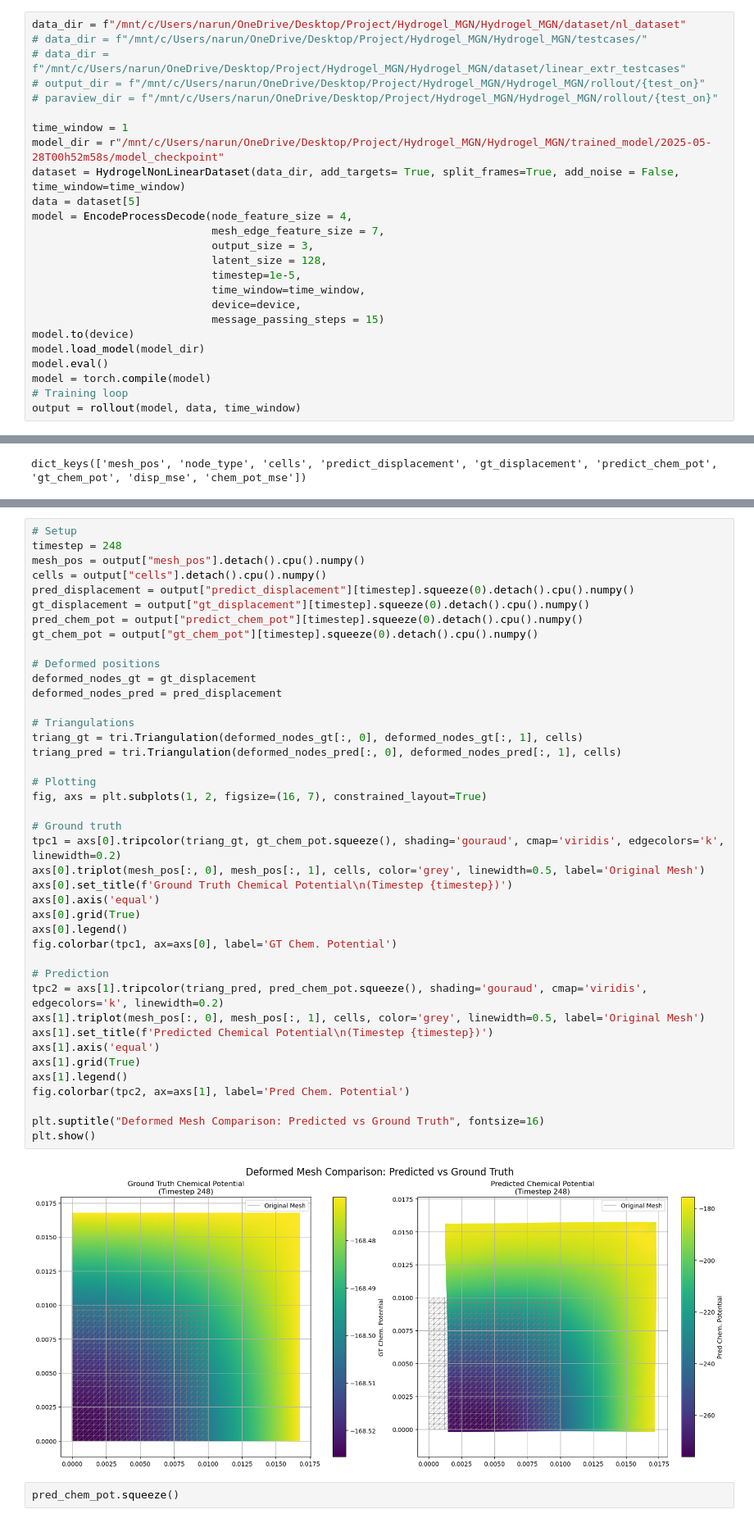
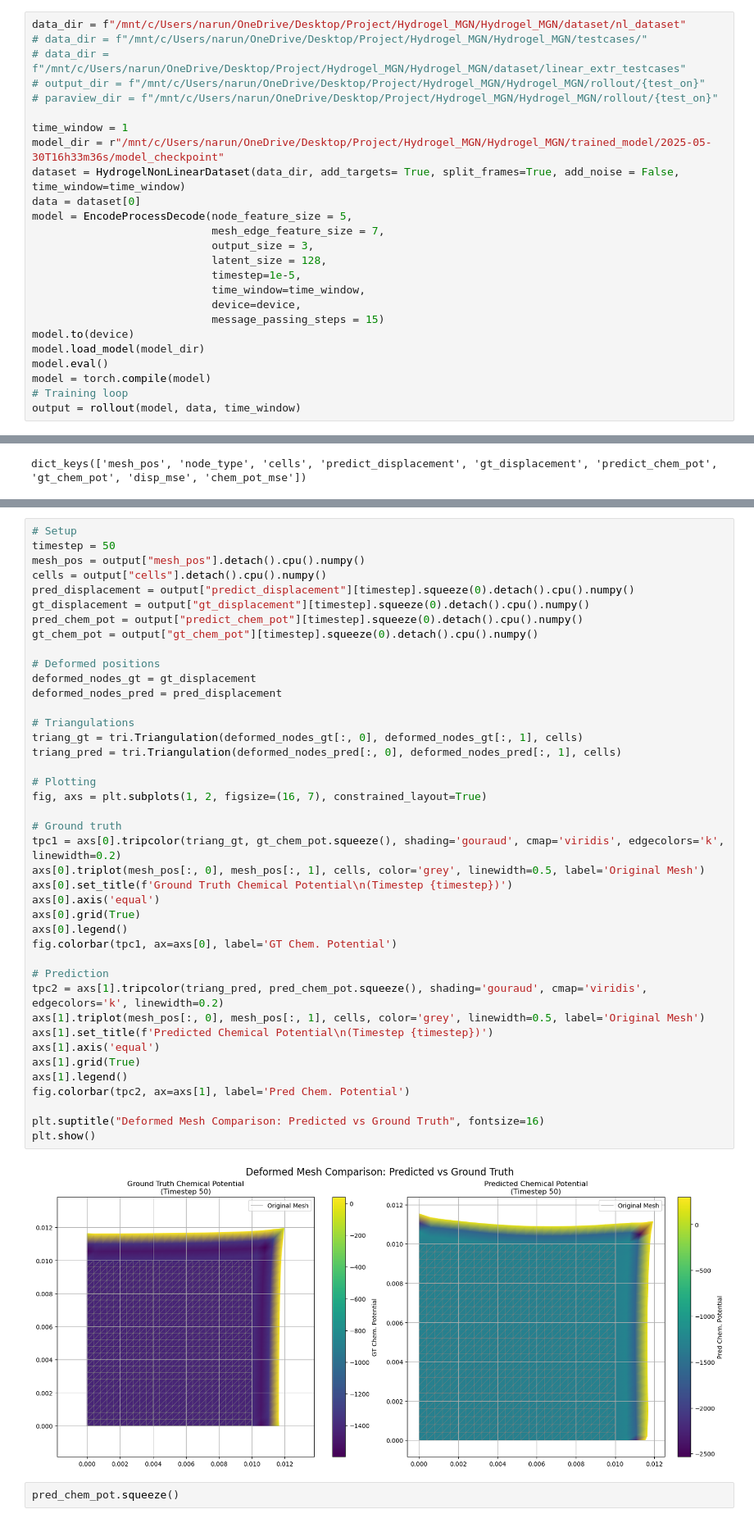
Before and after one commit to narupanta/Hydrogel_MGN, a Jupyter notebook: run_rollout_nl.ipynb, the cells around one changed output, grey strips where cells are left out. Shown: that part at 82% size. Cells and saved outputs as stored; diff of their text form.

```diff
--- a/run_rollout_nl.ipynb
+++ b/run_rollout_nl.ipynb
@@ -24,10 +24,10 @@ data_dir = f"/mnt/c/Users/narun/OneDrive/Desktop/Project/Hydrogel_MGN/Hydrogel_M
 # paraview_dir = f"/mnt/c/Users/narun/OneDrive/Desktop/Project/Hydrogel_MGN/Hydrogel_MGN/rollout/{test_on}"
 
 time_window = 1
-model_dir = r"/mnt/c/Users/narun/OneDrive/Desktop/Project/Hydrogel_MGN/Hydrogel_MGN/trained_model/2025-05-28T00h52m58s/model_checkpoint"
+model_dir = r"/mnt/c/Users/narun/OneDrive/Desktop/Project/Hydrogel_MGN/Hydrogel_MGN/trained_model/2025-05-30T16h33m36s/model_checkpoint"
 dataset = HydrogelNonLinearDataset(data_dir, add_targets= True, split_frames=True, add_noise = False, time_window=time_window)
-data = dataset[5]
-model = EncodeProcessDecode(node_feature_size = 4,
+data = dataset[0]
+model = EncodeProcessDecode(node_feature_size = 5,
                             mesh_edge_feature_size = 7,
                             output_size = 3,
                             latent_size = 128,
@@ -180,6 +135,6 @@ dataset.get_name(5)
 # %%
 # Setup
-timestep = 248
+timestep = 50
 mesh_pos = output["mesh_pos"].detach().cpu().numpy()
 cells = output["cells"].detach().cpu().numpy()
 pred_displacement = output["predict_displacement"][timestep].squeeze(0).detach().cpu().numpy()
@@ -192,34 +147,34 @@ deformed_nodes_gt = gt_displacement
 deformed_nodes_pred = pred_displacement
 
 # Triangulations
 triang_gt = tri.Triangulation(deformed_nodes_gt[:, 0], deformed_nodes_gt[:, 1], cells)
 triang_pred = tri.Triangulation(deformed_nodes_pred[:, 0], deformed_nodes_pred[:, 1], cells)
 
 # Plotting
 fig, axs = plt.subplots(1, 2, figsize=(16, 7), constrained_layout=True)
 
 # Ground truth
 tpc1 = axs[0].tripcolor(triang_gt, gt_chem_pot.squeeze(), shading='gouraud', cmap='viridis', edgecolors='k', linewidth=0.2)
 axs[0].triplot(mesh_pos[:, 0], mesh_pos[:, 1], cells, color='grey', linewidth=0.5, label='Original Mesh')
 axs[0].set_title(f'Ground Truth Chemical Potential\n(Timestep {timestep})')
 axs[0].axis('equal')
 axs[0].grid(True)
 axs[0].legend()
 fig.colorbar(tpc1, ax=axs[0], label='GT Chem. Potential')
 
 # Prediction
 tpc2 = axs[1].tripcolor(triang_pred, pred_chem_pot.squeeze(), shading='gouraud', cmap='viridis', edgecolors='k', linewidth=0.2)
 axs[1].triplot(mesh_pos[:, 0], mesh_pos[:, 1], cells, color='grey', linewidth=0.5, label='Original Mesh')
 axs[1].set_title(f'Predicted Chemical Potential\n(Timestep {timestep})')
 axs[1].axis('equal')
 axs[1].grid(True)
 axs[1].legend()
 fig.colorbar(tpc2, ax=axs[1], label='Pred Chem. Potential')
 
 plt.suptitle("Deformed Mesh Comparison: Predicted vs Ground Truth", fontsize=16)
 plt.show()
 # %% [output]
-[figure, old version]
+[figure, new version]
 # %%
 pred_chem_pot.squeeze()
 # %% [output]
```
Also changed, not shown: parts of 3 cells of this notebook, 4 other files.
